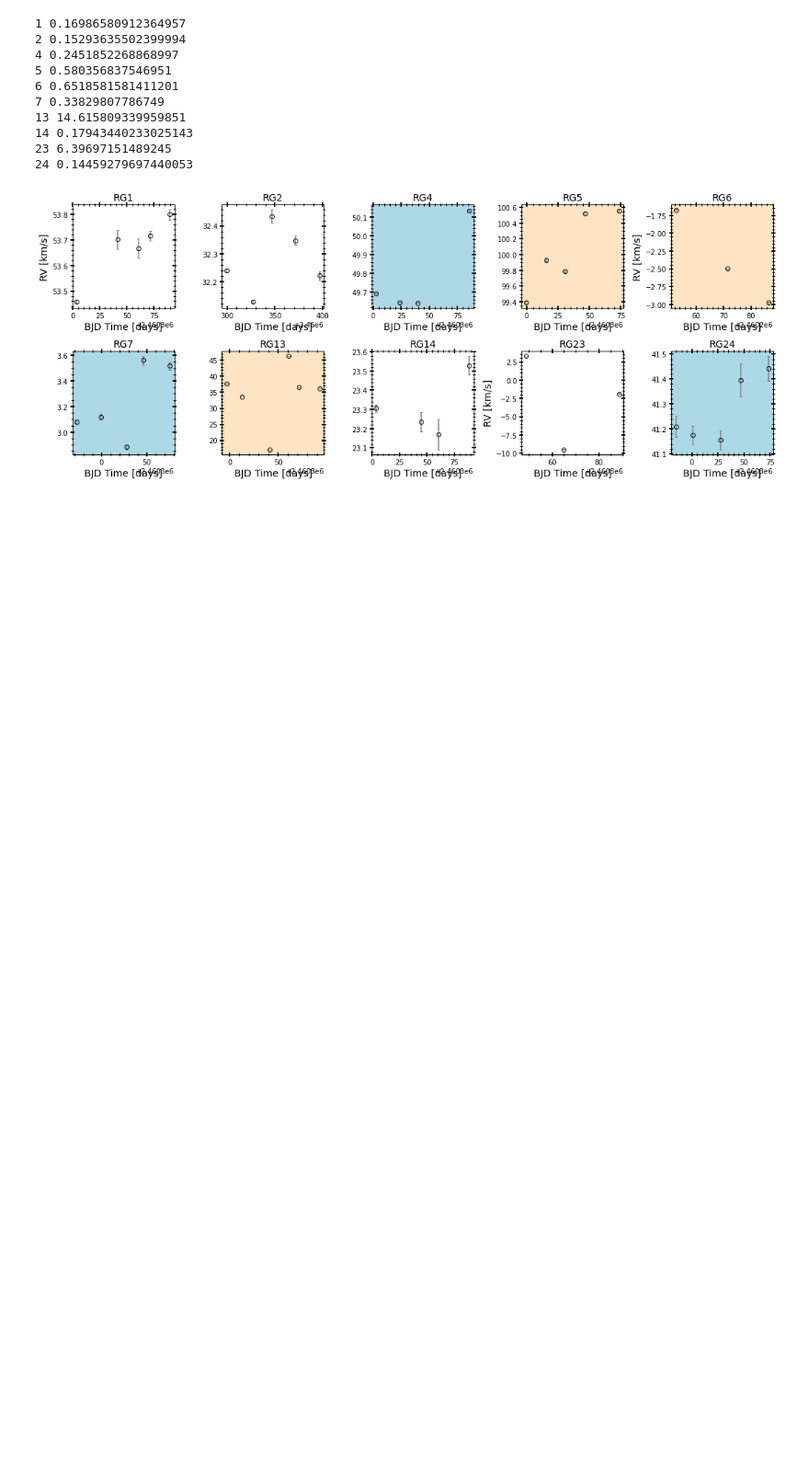
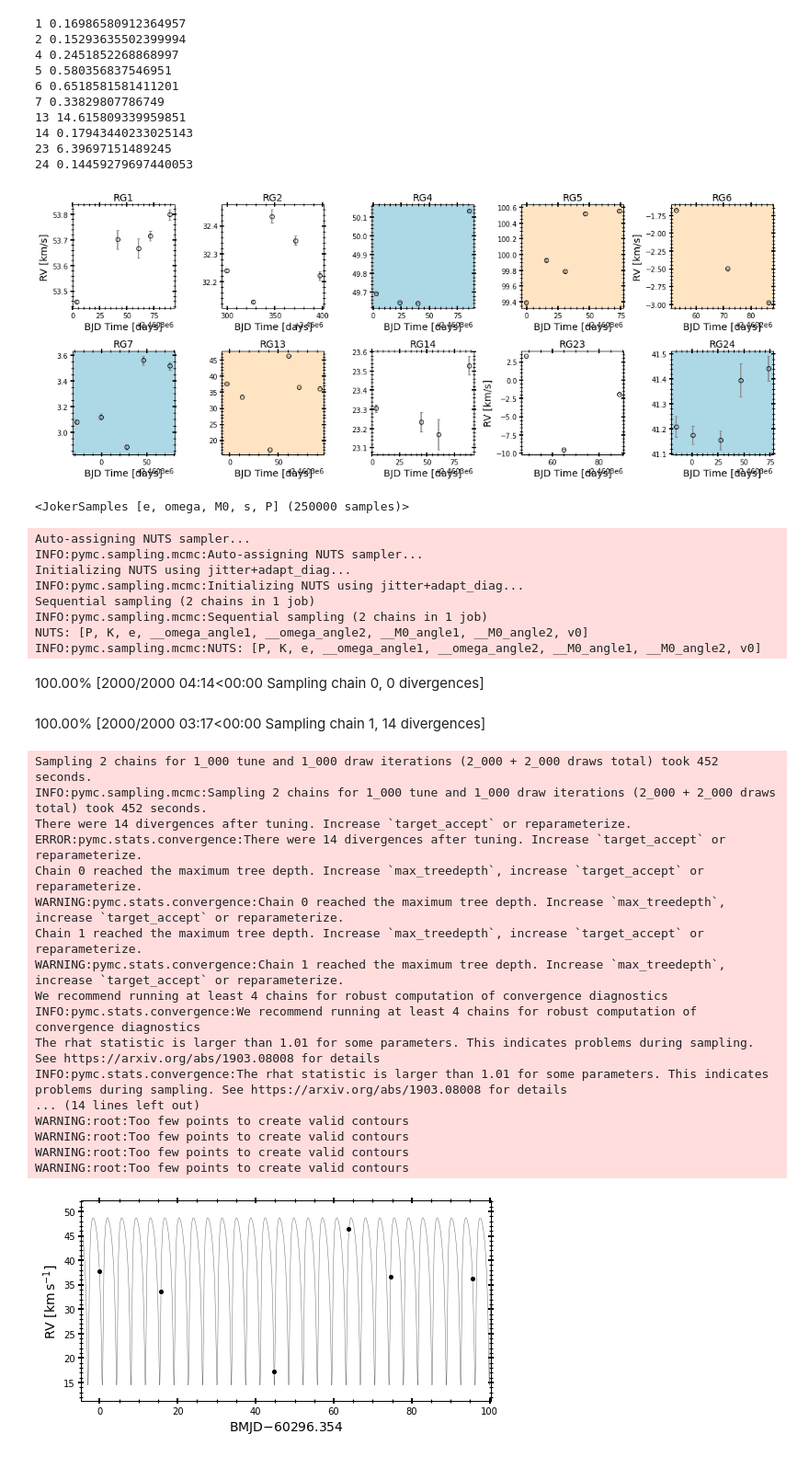
Before and after one commit to MaryumSayeed/ESPRESSO, a Jupyter notebook: scripts/read_fits.ipynb, the cells around one changed output. Shown at 92% size. Drawn from its saved outputs; the diff is of its cells as text; code cells hidden in the pictures; blank space fills up the shorter version.

```diff
--- a/scripts/read_fits.ipynb
+++ b/scripts/read_fits.ipynb
@@ -303,3 +296,35 @@ def test_tj(obj,prior_size=50_000,save=False,MCMC=False):
         fig = corner.corner(df[colnames])#, truths=truths)
         if save: fig.savefig('../rv_fit/corner_RG%s_%s.png'%(obj, DATE),bbox_inches='tight',dpi=200)
     return prior_samples, joker_samples
+# %%
+ps, js = test_tj(13, prior_size=250_000, save=True, MCMC=True)#,save=True,MCMC=True)
+# %% [output]
+<JokerSamples [e, omega, M0, s, P] (250000 samples)>
+Auto-assigning NUTS sampler...
+INFO:pymc.sampling.mcmc:Auto-assigning NUTS sampler...
+Initializing NUTS using jitter+adapt_diag...
+INFO:pymc.sampling.mcmc:Initializing NUTS using jitter+adapt_diag...
+Sequential sampling (2 chains in 1 job)
+INFO:pymc.sampling.mcmc:Sequential sampling (2 chains in 1 job)
+NUTS: [P, K, e, __omega_angle1, __omega_angle2, __M0_angle1, __M0_angle2, v0]
+INFO:pymc.sampling.mcmc:NUTS: [P, K, e, __omega_angle1, __omega_angle2, __M0_angle1, __M0_angle2, v0]
+100.00% [2000/2000 04:14<00:00 Sampling chain 0, 0 divergences]
+100.00% [2000/2000 03:17<00:00 Sampling chain 1, 14 divergences]
+Sampling 2 chains for 1_000 tune and 1_000 draw iterations (2_000 + 2_000 draws total) took 452 seconds.
+INFO:pymc.sampling.mcmc:Sampling 2 chains for 1_000 tune and 1_000 draw iterations (2_000 + 2_000 draws total) took 452 seconds.
+There were 14 divergences after tuning. Increase `target_accept` or reparameterize.
+ERROR:pymc.stats.convergence:There were 14 divergences after tuning. Increase `target_accept` or reparameterize.
+Chain 0 reached the maximum tree depth. Increase `max_treedepth`, increase `target_accept` or reparameterize.
+WARNING:pymc.stats.convergence:Chain 0 reached the maximum tree depth. Increase `max_treedepth`, increase `target_accept` or reparameterize.
+Chain 1 reached the maximum tree depth. Increase `max_treedepth`, increase `target_accept` or reparameterize.
+WARNING:pymc.stats.convergence:Chain 1 reached the maximum tree depth. Increase `max_treedepth`, increase `target_accept` or reparameterize.
+We recommend running at least 4 chains for robust computation of convergence diagnostics
+INFO:pymc.stats.convergence:We recommend running at least 4 chains for robust computation of convergence diagnostics
+The rhat statistic is larger than 1.01 for some parameters. This indicates problems during sampling. See https://arxiv.org/abs/1903.08008 for details
+INFO:pymc.stats.convergence:The rhat statistic is larger than 1.01 for some parameters. This indicates problems during sampling. See https://arxiv.org/abs/1903.08008 for details
+... (14 lines left out)
+WARNING:root:Too few points to create valid contours
+WARNING:root:Too few points to create valid contours
+WARNING:root:Too few points to create valid contours
+WARNING:root:Too few points to create valid contours
+[figure, added]
```
Also changed, not shown: parts of 10 cells of this notebook.
